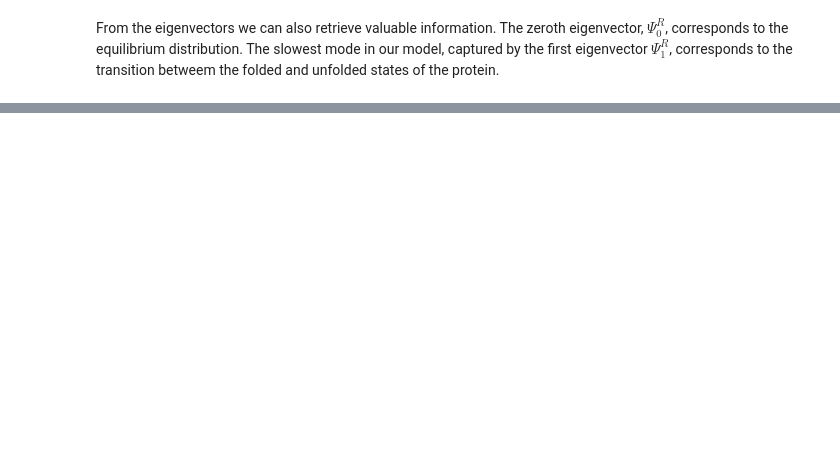
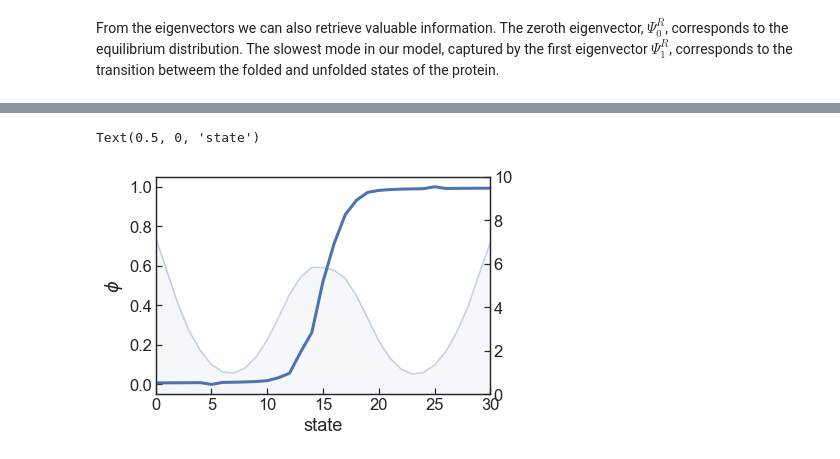
Before and after one commit to BioKT/MasterMSM, a Jupyter notebook: examples/brownian_dynamics_1D/1D_smFS_MSM.ipynb, the cells around one changed output, grey strips where cells are left out. Cells and saved outputs as stored; diff of their text form; code cells hidden in the pictures; blank space fills up the shorter version.

```diff
--- a/examples/brownian_dynamics_1D/1D_smFS_MSM.ipynb
+++ b/examples/brownian_dynamics_1D/1D_smFS_MSM.ipynb
@@ -200,0 +208,15 @@ plt.tight_layout(h_pad=0)
+# %%
+fig, ax = plt.subplots()
+
+ax.set_xlim(0,30)
+axalt = ax.twinx()
+axalt.plot(-np.log(msm_1D.msms[1].rvecsT[:,0]), alpha=0.3, c='b')
+axalt.fill_between(range(len(msm_1D.msms[1].rvecsT[:,1])), \
+                   -np.log(msm_1D.msms[1].rvecsT[:,0]), 0, alpha=0.05, color='b')
+axalt.set_ylim(0,10)
+ax.plot(msm_1D.msms[1].pfold, lw=3)
+ax.set_ylabel('$\phi$')
+ax.set_xlabel('state')
+# %% [output]
+Text(0.5, 0, 'state')
+[figure, added]
```
Also changed, not shown: parts of 11 cells of this notebook.
